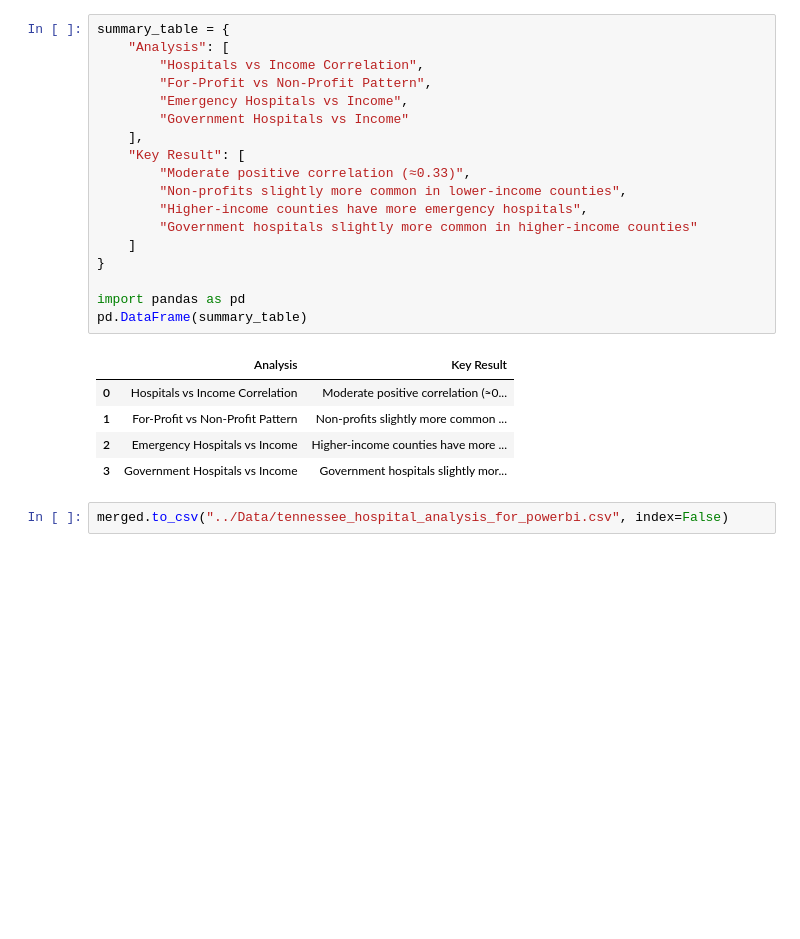
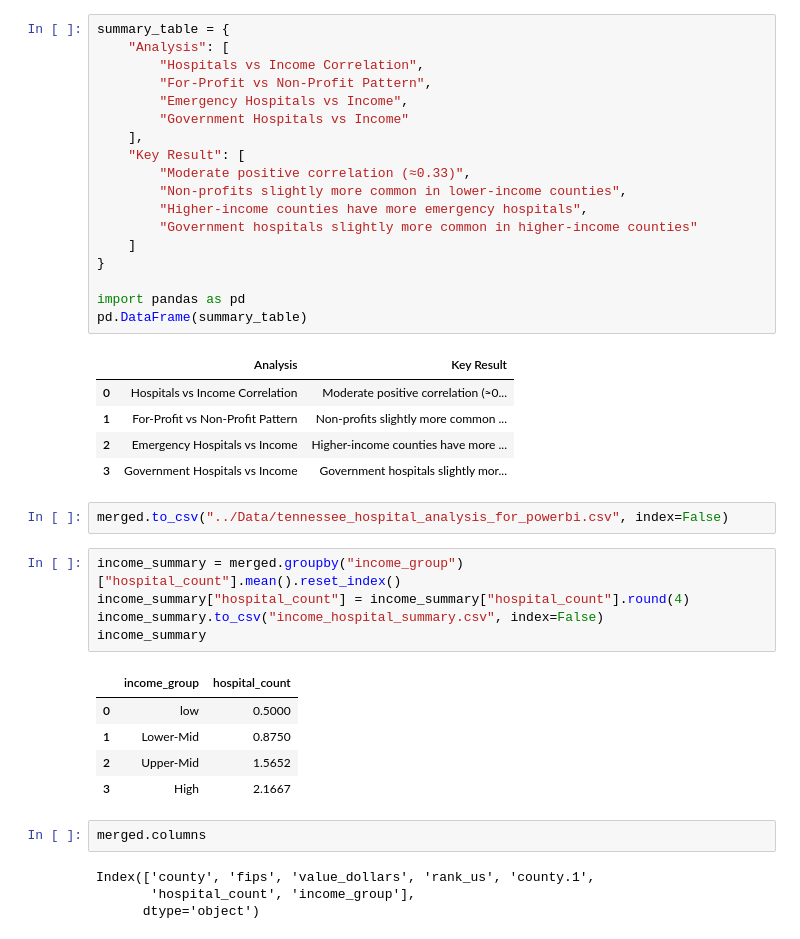
Before and after one commit to rachelhudak/capstone---hospital-availability, a Jupyter notebook: Notebooks/hostpital_analysis.ipynb, the cells around one changed output. Drawn from its saved outputs; the diff is of its cells as text; blank space fills up the shorter version.

```diff
--- a/Notebooks/hostpital_analysis.ipynb
+++ b/Notebooks/hostpital_analysis.ipynb
@@ -399,3 +399,20 @@ pd.DataFrame(summary_table)
 | 3 | Government Hospitals vs Income | Government hospitals slightly mor... |
 # %%
 merged.to_csv("../Data/tennessee_hospital_analysis_for_powerbi.csv", index=False)
+# %%
+income_summary = merged.groupby("income_group")["hospital_count"].mean().reset_index()
+income_summary["hospital_count"] = income_summary["hospital_count"].round(4)
+income_summary.to_csv("income_hospital_summary.csv", index=False)
+income_summary
+# %% [output]
+|  | income_group | hospital_count |
+| 0 | low | 0.5000 |
+| 1 | Lower-Mid | 0.8750 |
+| 2 | Upper-Mid | 1.5652 |
+| 3 | High | 2.1667 |
+# %%
+merged.columns
+# %% [output]
+Index(['county', 'fips', 'value_dollars', 'rank_us', 'county.1',
+       'hospital_count', 'income_group'],
+      dtype='object')
```
Also changed, not shown: parts of 4 cells of this notebook, 4 other files.
